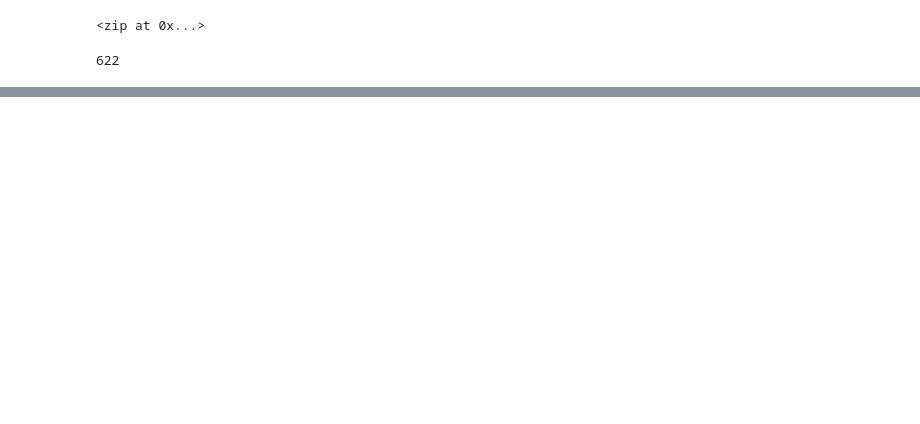
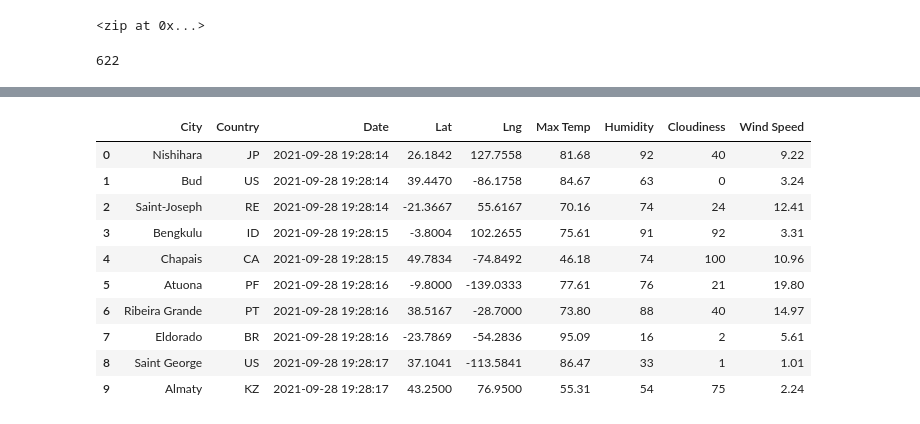
Before and after one commit to alenaswann/World_Weather_Analysis, a Jupyter notebook: WeatherPy.ipynb, the cells around one changed output, grey strips where cells are left out. Saved outputs shown, nothing was run; the diff lists cells and outputs as text; code cells hidden in the pictures; blank space fills up the shorter version.

```diff
--- a/WeatherPy.ipynb
+++ b/WeatherPy.ipynb
@@ -33,0 +144,16 @@ len(cities)
+# %%
+new_column_order = ["City", "Country", "Date", "Lat", "Lng", "Max Temp", "Humidity", "Cloudiness", "Wind Speed"]
+city_data_df = city_data_df[new_column_order]
+city_data_df.head(10)
+# %% [output]
+|  | City | Country | Date | Lat | Lng | Max Temp | Humidity | Cloudiness | Wind Speed |
+| 0 | Nishihara | JP | 2021-09-28 19:28:14 | 26.1842 | 127.7558 | 81.68 | 92 | 40 | 9.22 |
+| 1 | Bud | US | 2021-09-28 19:28:14 | 39.4470 | -86.1758 | 84.67 | 63 | 0 | 3.24 |
+| 2 | Saint-Joseph | RE | 2021-09-28 19:28:14 | -21.3667 | 55.6167 | 70.16 | 74 | 24 | 12.41 |
+| 3 | Bengkulu | ID | 2021-09-28 19:28:15 | -3.8004 | 102.2655 | 75.61 | 91 | 92 | 3.31 |
+| 4 | Chapais | CA | 2021-09-28 19:28:15 | 49.7834 | -74.8492 | 46.18 | 74 | 100 | 10.96 |
+| 5 | Atuona | PF | 2021-09-28 19:28:16 | -9.8000 | -139.0333 | 77.61 | 76 | 21 | 19.80 |
+| 6 | Ribeira Grande | PT | 2021-09-28 19:28:16 | 38.5167 | -28.7000 | 73.80 | 88 | 40 | 14.97 |
+| 7 | Eldorado | BR | 2021-09-28 19:28:16 | -23.7869 | -54.2836 | 95.09 | 16 | 2 | 5.61 |
+| 8 | Saint George | US | 2021-09-28 19:28:17 | 37.1041 | -113.5841 | 86.47 | 33 | 1 | 1.01 |
+| 9 | Almaty | KZ | 2021-09-28 19:28:17 | 43.2500 | 76.9500 | 55.31 | 54 | 75 | 2.24 |
```
Also changed, not shown: parts of 9 cells of this notebook, 3 other files.
